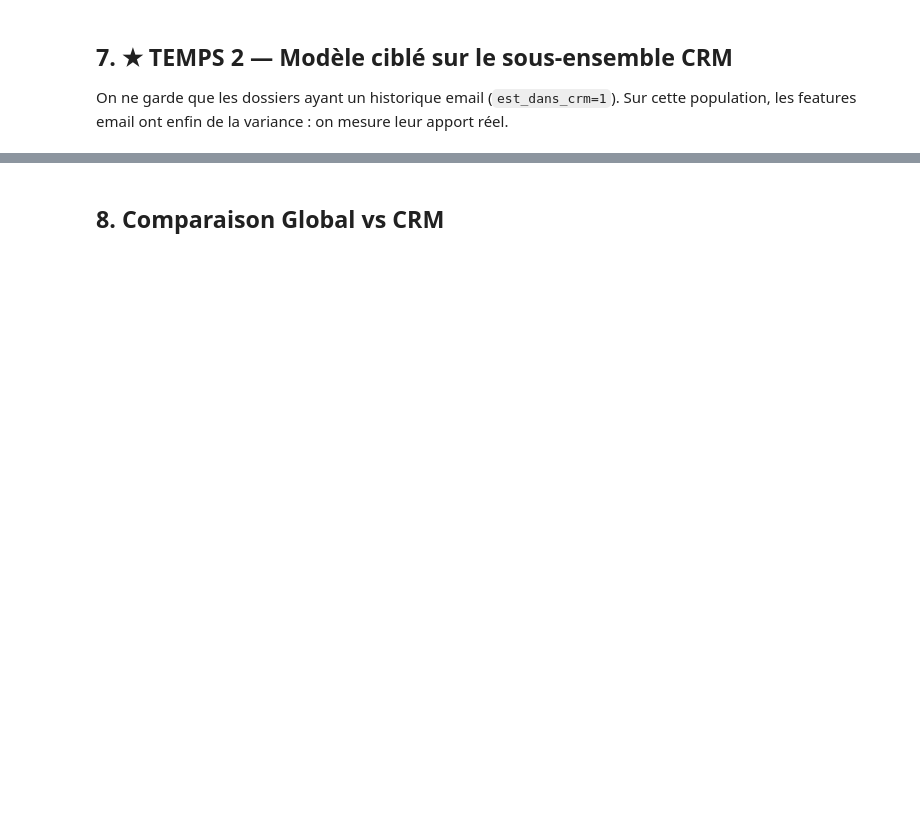
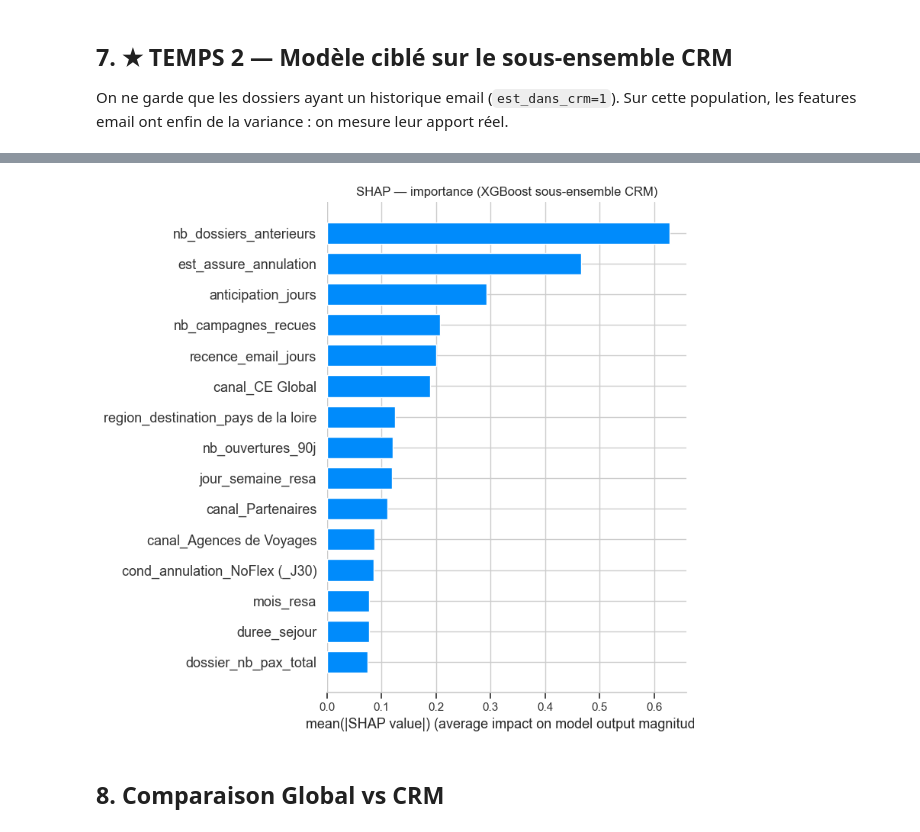
Before and after one commit to hadycoul12/memoire_M2, a Jupyter notebook: model.ipynb, the cells around one changed output, grey strips where cells are left out. Cells and saved outputs as stored; diff of their text form; code cells hidden in the pictures; blank space fills up the shorter version.

Commit message:
Màj model

```diff
--- a/model.ipynb
+++ b/model.ipynb
@@ -57,3 +57,8 @@ print(f'Taux annulation : {df["y_annulation"].mean()*100:.2f}%')
 # %% [output]
 345,093 lignes x 40 colonnes
 Taux annulation : 9.76%
+# %%
+conditions_maeva = ['Flexi', 'Flexi+', 'NoFlex', 'NoFlex (<J30)']
+df = df[df['cond_annulation'].isin(conditions_maeva)].copy()
+print(f'{len(df):,} dossiers après filtre Maeva')
+print(f'Taux annulation : {df["y_annulation"].mean()*100:.2f}%')
@@ -75,7 +83,7 @@ FEATURES_NUM = [
     'nb_campagnes_recues', 'nb_campagnes_cliquees',
     'nb_urls_distinctes_cliquees', 'taux_clic_sur_ouverture',
     'a_interagi_email', 'recence_email_jours',
-    'nb_dossiers_anterieurs', 'est_client_vip', 'a_promo',
+    'nb_dossiers_anterieurs', 'est_client_vip',
     'est_assure_annulation'
 ]
 
@@ -231,10 +286,22 @@ print(classification_report(glob['yte'], best['pred'],
 # %% [markdown]
 ## 6. Interprétabilité SHAP (XGBoost global)
 # %%
-# Échantillon pour accélérer SHAP si le test set est gros
-Xte_df = pd.DataFrame(glob['Xte_p'], columns=glob['feat_names'])
+import re
+
+# Nettoyage des noms de features : XGBoost interdit [ ]
+def clean_names(names):
+    return [re.sub(r'[\[\]<>]', '_', str(n)) for n in names]
+
+feat_names_clean = clean_names(glob['feat_names'])
+
+# Échantillon pour accélérer SHAP
+Xte_df = pd.DataFrame(glob['Xte_p'], columns=feat_names_clean)
 n_shap = min(3000, len(Xte_df))
 Xte_sample = Xte_df.sample(n_shap, random_state=RANDOM_STATE)
+
+# IMPORTANT : le modèle a été entraîné sur des noms non nettoyés.
+# On neutralise la vérification des noms côté booster.
+best['model'].get_booster().feature_names = None
 
 explainer = shap.TreeExplainer(best['model'])
 shap_values = explainer.shap_values(Xte_sample)
@@ -267,16 +363,25 @@ recap_crm
 # %%
-# SHAP sur le modèle CRM : les features email remontent-elles ?
+import re
+def clean_names(names):
+    return [re.sub(r'[\[\]<>]', '_', str(n)) for n in names]
+
 best_crm = [r for r in crm['results'] if r['nom']=='XGBoost'][0]
-Xte_crm_df = pd.DataFrame(crm['Xte_p'], columns=crm['feat_names'])
+feat_names_crm_clean = clean_names(crm['feat_names'])
+Xte_crm_df = pd.DataFrame(crm['Xte_p'], columns=feat_names_crm_clean)
 n2 = min(3000, len(Xte_crm_df))
 Xte_crm_s = Xte_crm_df.sample(n2, random_state=RANDOM_STATE)
+
+best_crm['model'].get_booster().feature_names = None
+
 expl_crm = shap.TreeExplainer(best_crm['model'])
 sv_crm = expl_crm.shap_values(Xte_crm_s)
 
 plt.figure()
 shap.summary_plot(sv_crm, Xte_crm_s, plot_type='bar', max_display=15, show=False)
 plt.title('SHAP — importance (XGBoost sous-ensemble CRM)')
 plt.tight_layout(); plt.savefig('figures/15_shap_crm.png', dpi=150, bbox_inches='tight'); plt.show()
+# %% [output]
+[figure, added]
 # %% [markdown]
 ## 8. Comparaison Global vs CRM
 # %%
```
Also changed, not shown: parts of 15 cells of this notebook, 6 other files.
